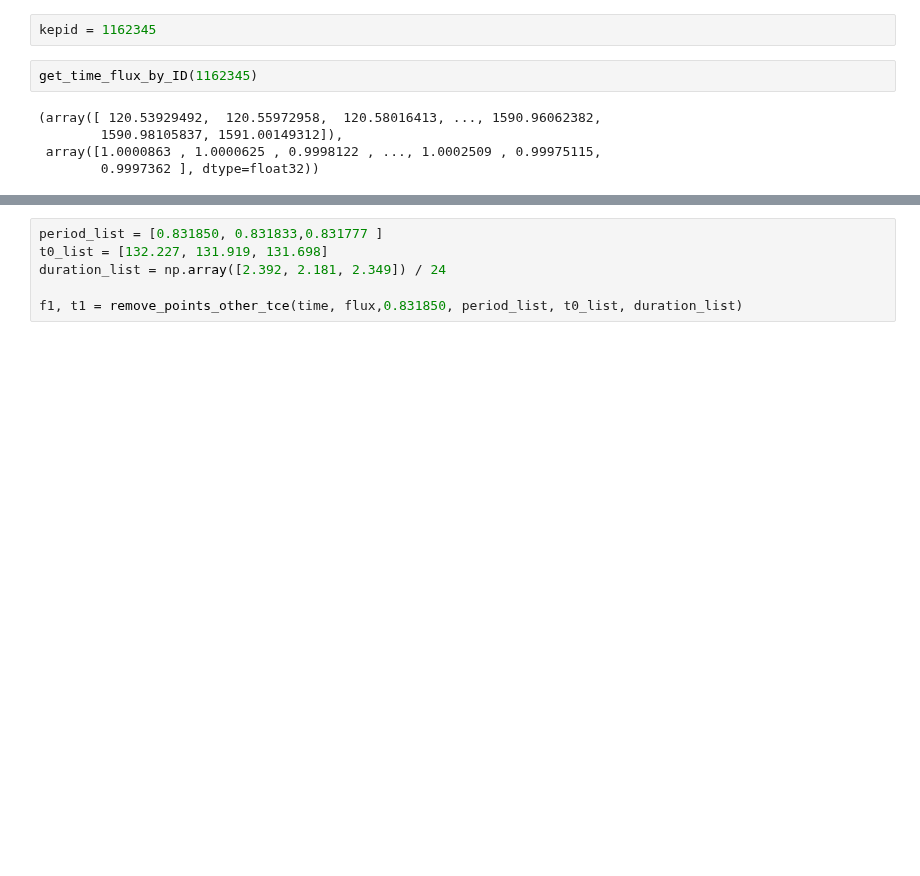
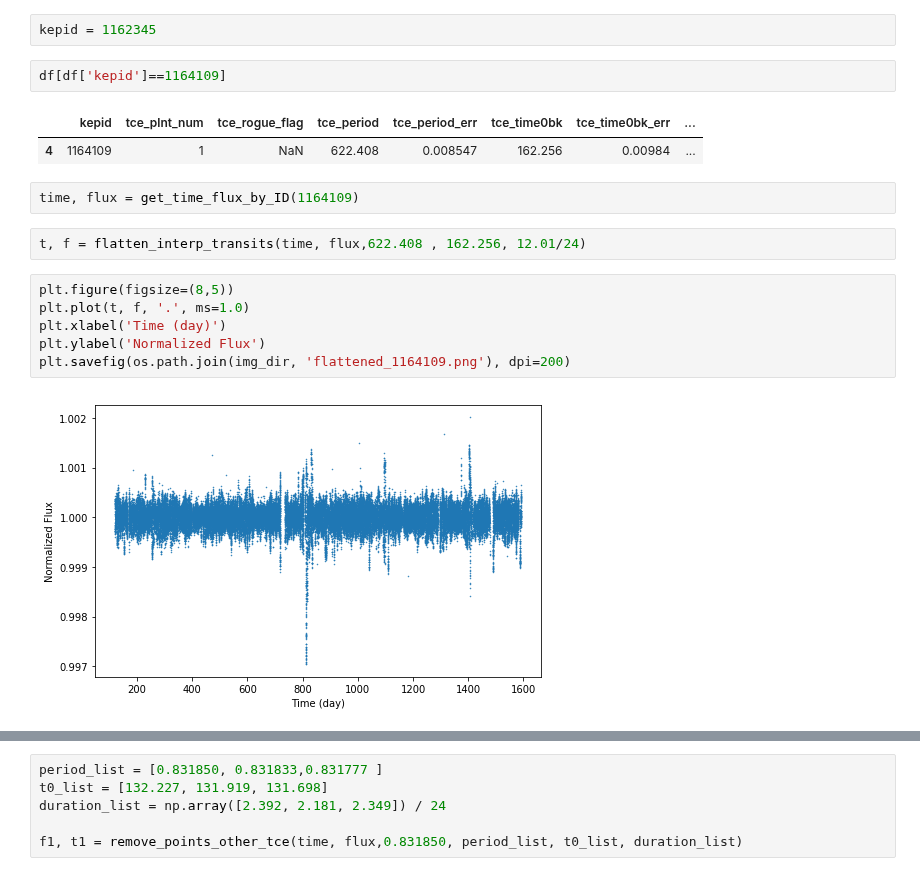
Before and after one commit to grewwc/phd_thesis, a Jupyter notebook: exoplanet/again_preprocess.ipynb, the cells around one changed output, grey strips where cells are left out. Cells and saved outputs as stored; diff of their text form; blank space fills up the shorter version.

```diff
--- a/exoplanet/again_preprocess.ipynb
+++ b/exoplanet/again_preprocess.ipynb
@@ -45,10 +45,20 @@ df[df['kepid']==1162345]
 | 22 | 1162345 | 1 | NaN | 0.831777 | 0.000011 | 131.698 | 0.002556 | ... |
 # %%
 kepid = 1162345
-# %%
-get_time_flux_by_ID(1162345)
-# %% [output]
-(array([ 120.53929492,  120.55972958,  120.58016413, ..., 1590.96062382,
-        1590.98105837, 1591.00149312]),
- array([1.0000863 , 1.0000625 , 0.9998122 , ..., 1.0002509 , 0.99975115,
-        0.9997362 ], dtype=float32))
+# %%
+df[df['kepid']==1164109]
+# %% [output]
+|  | kepid | tce_plnt_num | tce_rogue_flag | tce_period | tce_period_err | tce_time0bk | tce_time0bk_err | ... |
+| 4 | 1164109 | 1 | NaN | 622.408 | 0.008547 | 162.256 | 0.00984 | ... |
+# %%
+time, flux = get_time_flux_by_ID(1164109)
+# %%
+t, f = flatten_interp_transits(time, flux,622.408 , 162.256, 12.01/24)
+# %%
+plt.figure(figsize=(8,5))
+plt.plot(t, f, '.', ms=1.0)
+plt.xlabel('Time (day)')
+plt.ylabel('Normalized Flux')
+plt.savefig(os.path.join(img_dir, 'flattened_1164109.png'), dpi=200)
+# %% [output]
+[figure, added]
```
Also changed, not shown: parts of 3 cells of this notebook, 4 other files.
